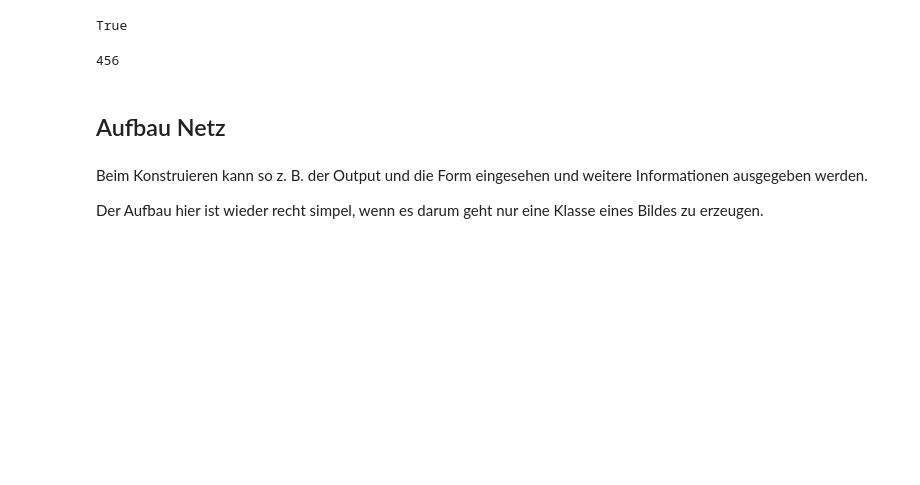
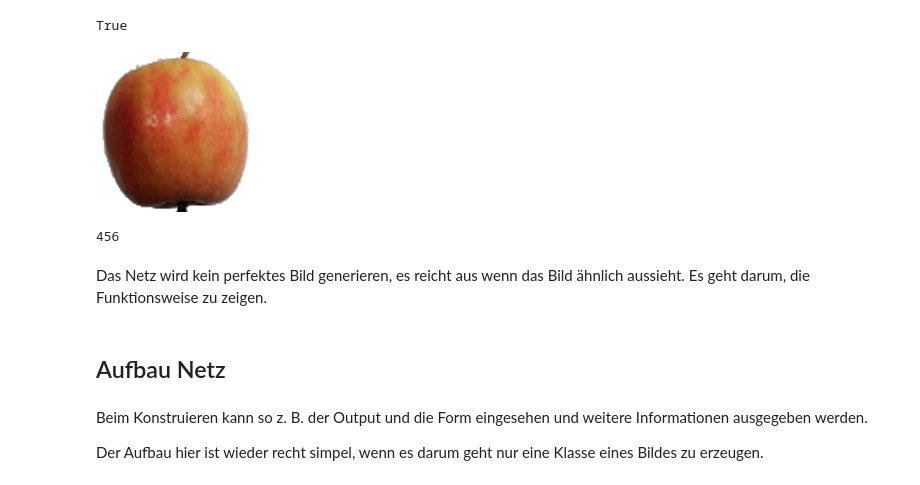
Before and after one commit to as8345s/GenAI_LangChain_Content, a Jupyter notebook: GAN/GAN-CNN.ipynb, the cells around one changed output. Cells and saved outputs as stored; diff of their text form; code cells hidden in the pictures; blank space fills up the shorter version.

```diff
--- a/GAN/GAN-CNN.ipynb
+++ b/GAN/GAN-CNN.ipynb
@@ -54,13 +69,20 @@ appleimage_names[0]
 # %%
 # Erstelle Numpy Dataset
-apple_dataset = [np.asarray(PIL.Image.open(url+name, mode='r'))  for name in appleimage_names]
+apple_dataset = [np.array( cv2.cvtColor(cv2.resize(cv2.imread(url+name), dsize=(160, 160), interpolation=cv2.INTER_CUBIC ),cv2.COLOR_BGR2RGB ))
+                 for name in appleimage_names]
 len(apple_dataset) == len(appleimage_names)
 # %% [output]
 True
+# %%
+PIL.Image.fromarray(apple_dataset[100])
+# %% [output]
+[figure, added]
 # %%
 len(appleimage_names)
 # %% [output]
 456
+# %% [markdown]
+Das Netz wird kein perfektes Bild generieren, es reicht aus wenn das Bild ähnlich aussieht. Es geht darum, die Funktionsweise zu zeigen.
 # %% [markdown]
 <h2>Aufbau Netz</h2>
 # %%
```
Also changed, not shown: parts of 37 cells of this notebook.
